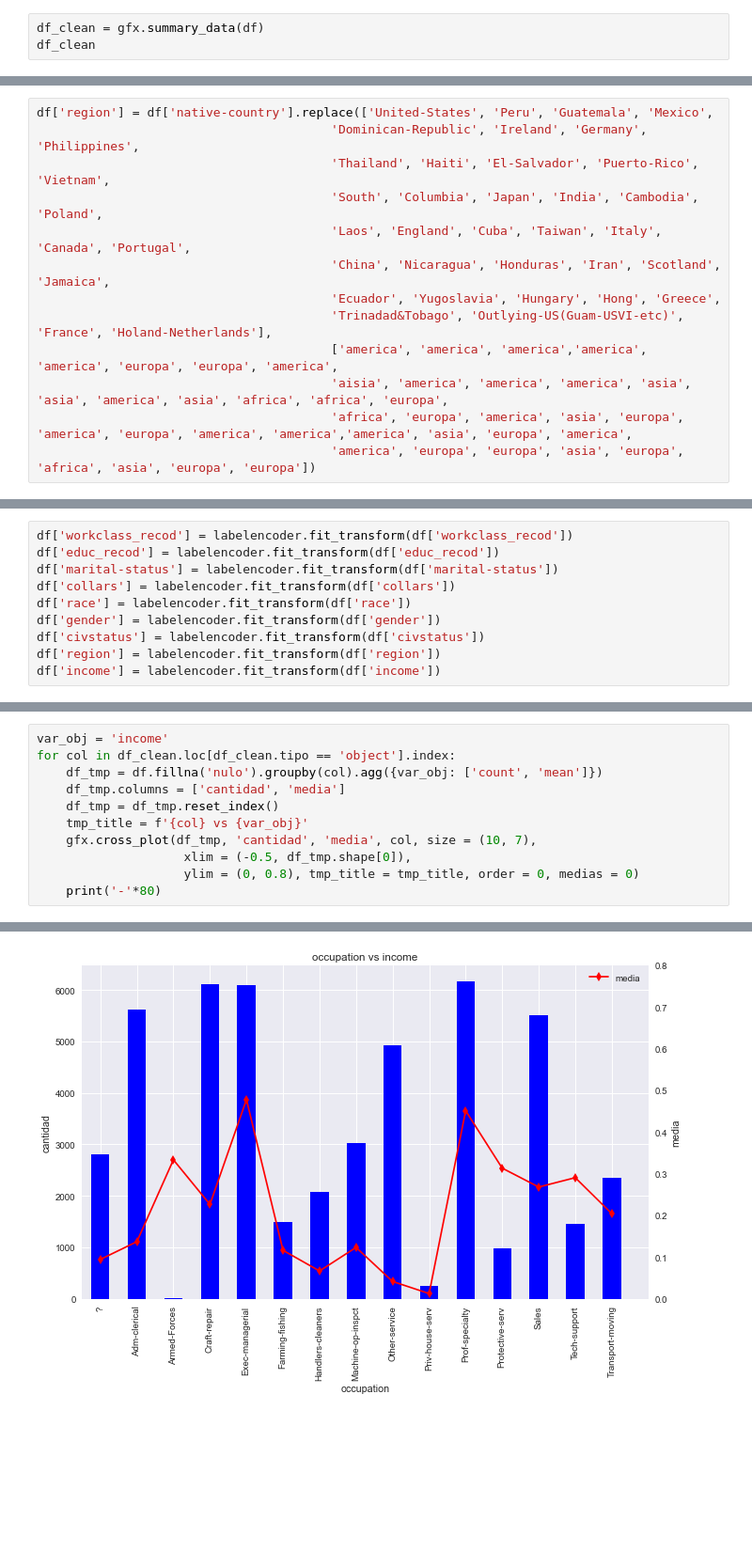
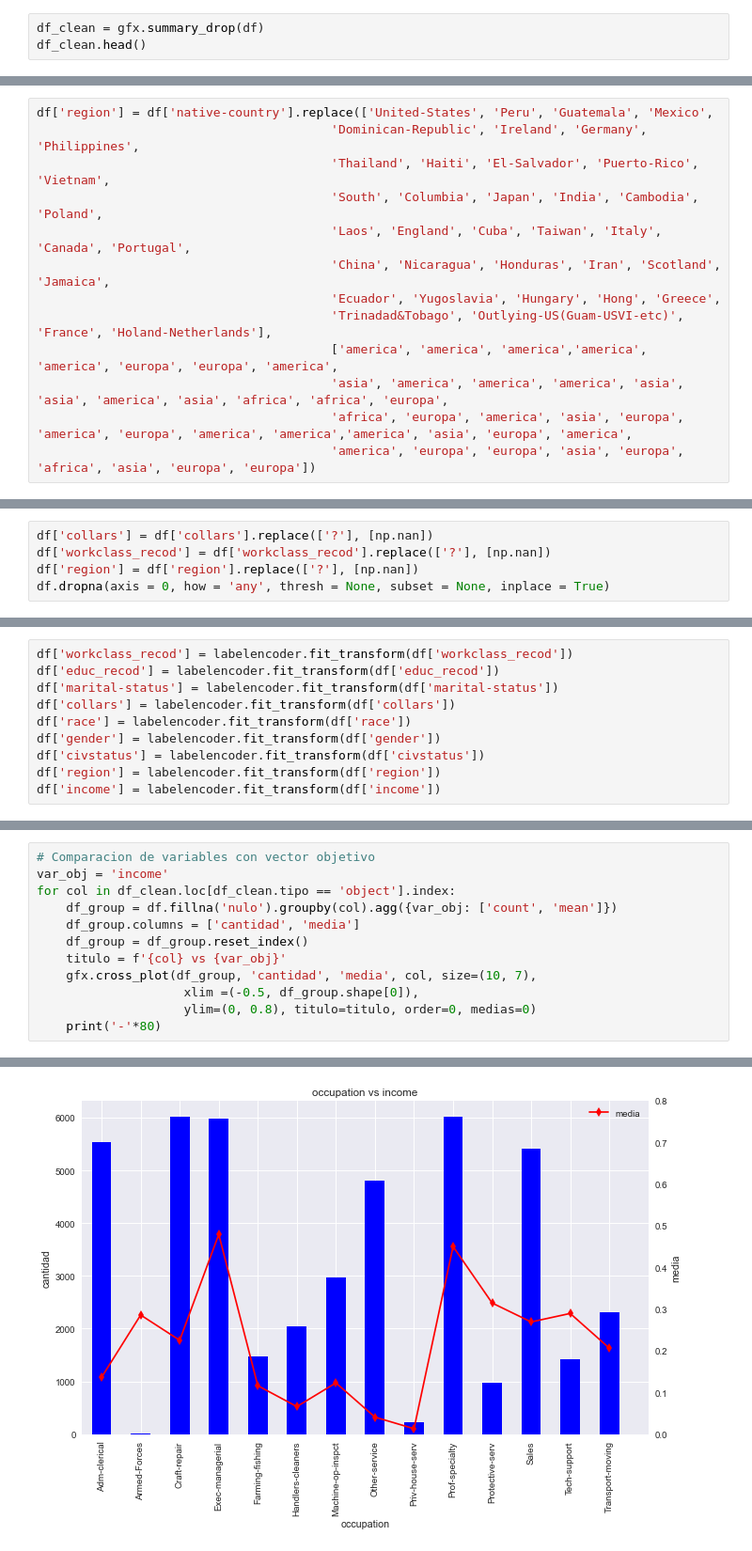
Before and after one commit to Denniels/Fundamentos-data-sciens, a Jupyter notebook: Prueba_FD/Hito_1/Prueba_Hito_1_1.ipynb, the cells around one changed output, grey strips where cells are left out. Shown at 94% size. Drawn from its saved outputs; the diff is of its cells as text; blank space fills up the shorter version.

```diff
--- a/Prueba_FD/Hito_1/Prueba_Hito_1_1.ipynb
+++ b/Prueba_FD/Hito_1/Prueba_Hito_1_1.ipynb
@@ -178,8 +178,8 @@ df.head()
 | 3 | 44 | Private | 160323 | Some-college | 10 | Married-civ-spouse | Machine-op-inspct | Husband | ... |
 | 4 | 18 | ? | 103497 | Some-college | 10 | Never-married | ? | Own-child | ... |
 # %%
-df_clean = gfx.summary_data(df)
-df_clean
+df_clean = gfx.summary_drop(df)
+df_clean.head()
 # %% [output]
 |  | tipo | nulos | porc_nulos | ceros | porc_ceros | count | unique | top | freq | mean | ... |
 | age | int64 | 0 | 0.0 | 0 | 0.000000 | 48842.0 | NaN | NaN | NaN | 38.643585 | ... |
@@ -383,7 +373,7 @@ df['region'] = df['native-country'].replace(['United-States', 'Peru', 'Guatemala
                                         'Ecuador', 'Yugoslavia', 'Hungary', 'Hong', 'Greece',
                                         'Trinadad&Tobago', 'Outlying-US(Guam-USVI-etc)', 'France', 'Holand-Netherlands'],
                                         ['america', 'america', 'america','america', 'america', 'europa', 'europa', 'america',
-                                        'aisia', 'america', 'america', 'america', 'asia', 'asia', 'america', 'asia', 'africa', 'africa', 'europa',
+                                        'asia', 'america', 'america', 'america', 'asia', 'asia', 'america', 'asia', 'africa', 'africa', 'europa',
                                         'africa', 'europa', 'america', 'asia', 'europa', 'america', 'europa', 'america', 'america','america', 'asia', 'europa', 'america',
                                         'america', 'europa', 'europa', 'asia', 'europa', 'africa', 'asia', 'europa', 'europa'])
 # %%
@@ -408,4 +396,9 @@ aisia      0.000614
 Name: region, dtype: float64
+# %%
+df['collars'] = df['collars'].replace(['?'], [np.nan])
+df['workclass_recod'] = df['workclass_recod'].replace(['?'], [np.nan])
+df['region'] = df['region'].replace(['?'], [np.nan])
+df.dropna(axis = 0, how = 'any', thresh = None, subset = None, inplace = True)
 # %%
 df.head()
 # %% [output]
@@ -460,12 +447,13 @@ Número de individuos con un salario mayor a 50K: 0.0
 # %%
+# Comparacion de variables con vector objetivo
 var_obj = 'income'
 for col in df_clean.loc[df_clean.tipo == 'object'].index:
-    df_tmp = df.fillna('nulo').groupby(col).agg({var_obj: ['count', 'mean']})
-    df_tmp.columns = ['cantidad', 'media']
-    df_tmp = df_tmp.reset_index()
-    tmp_title = f'{col} vs {var_obj}'
-    gfx.cross_plot(df_tmp, 'cantidad', 'media', col, size = (10, 7),
-                    xlim = (-0.5, df_tmp.shape[0]),
-                    ylim = (0, 0.8), tmp_title = tmp_title, order = 0, medias = 0)
+    df_group = df.fillna('nulo').groupby(col).agg({var_obj: ['count', 'mean']})
+    df_group.columns = ['cantidad', 'media']
+    df_group = df_group.reset_index()
+    titulo = f'{col} vs {var_obj}'
+    gfx.cross_plot(df_group, 'cantidad', 'media', col, size=(10, 7),
+                    xlim =(-0.5, df_group.shape[0]),
+                    ylim=(0, 0.8), titulo=titulo, order=0, medias=0)
     print('-'*80)
 # %% [output]
@@ -477,3 +465,3 @@ for col in df_clean.loc[df_clean.tipo == 'object'].index:
 --------------------------------------------------------------------------------
-[figure, old version]
+[figure, new version]
 --------------------------------------------------------------------------------
```
Also changed, not shown: parts of 38 cells of this notebook, 2 other files.
